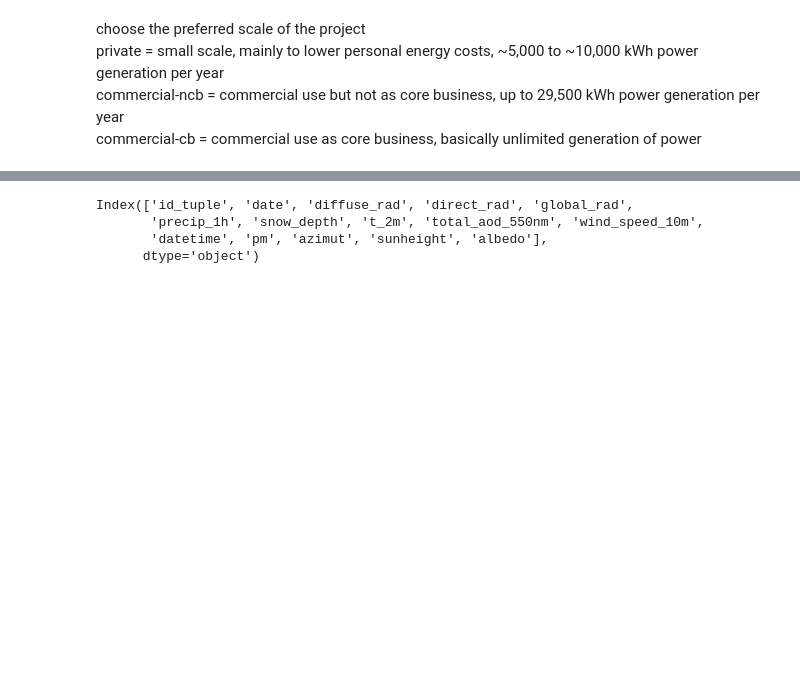
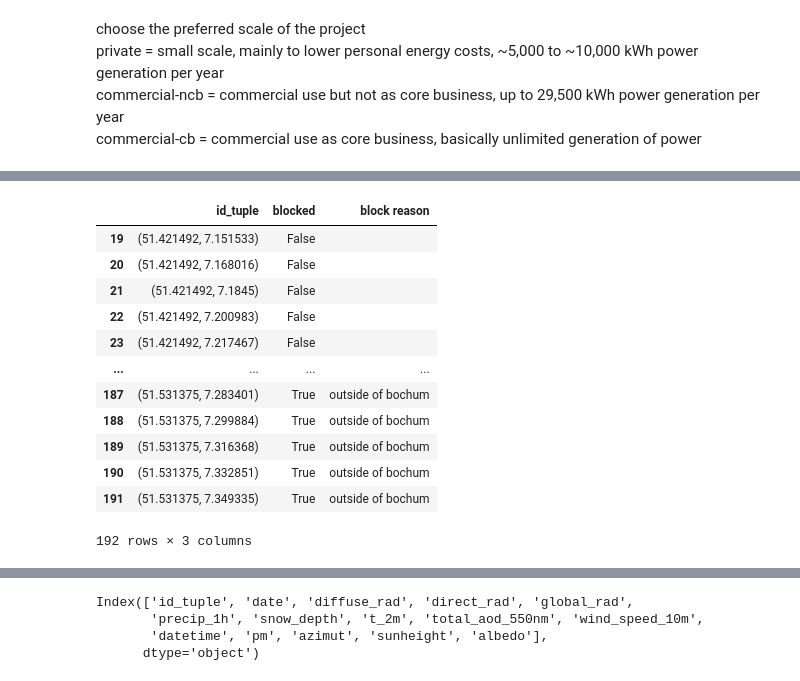
Before and after one commit to WebDevelopmentDuesseldorf/Solaranlagen, a Jupyter notebook: src/spp_program_full.ipynb, the cells around one changed output, grey strips where cells are left out. Cells and saved outputs as stored; diff of their text form; code cells hidden in the pictures; blank space fills up the shorter version.

```diff
--- a/src/spp_program_full.ipynb
+++ b/src/spp_program_full.ipynb
@@ -265,6 +298,22 @@ for name in cols:
     new_cols.append(name)
 # rename the cols of weather_df
 weather_df.columns=new_cols
+# %%
+ids_all_df
+# %% [output]
+|  | id_tuple | blocked | block reason |
+| 19 | (51.421492, 7.151533) | False |  |
+| 20 | (51.421492, 7.168016) | False |  |
+| 21 | (51.421492, 7.1845) | False |  |
+| 22 | (51.421492, 7.200983) | False |  |
+| 23 | (51.421492, 7.217467) | False |  |
+| ... | ... | ... | ... |
+| 187 | (51.531375, 7.283401) | True | outside of bochum |
+| 188 | (51.531375, 7.299884) | True | outside of bochum |
+| 189 | (51.531375, 7.316368) | True | outside of bochum |
+| 190 | (51.531375, 7.332851) | True | outside of bochum |
+| 191 | (51.531375, 7.349335) | True | outside of bochum |
+192 rows × 3 columns
 # %%
 # new col am which states if a row has a MEST in the morning
 weather_df.loc[:,'pm'] = [
```
Also changed, not shown: parts of 24 cells of this notebook.
